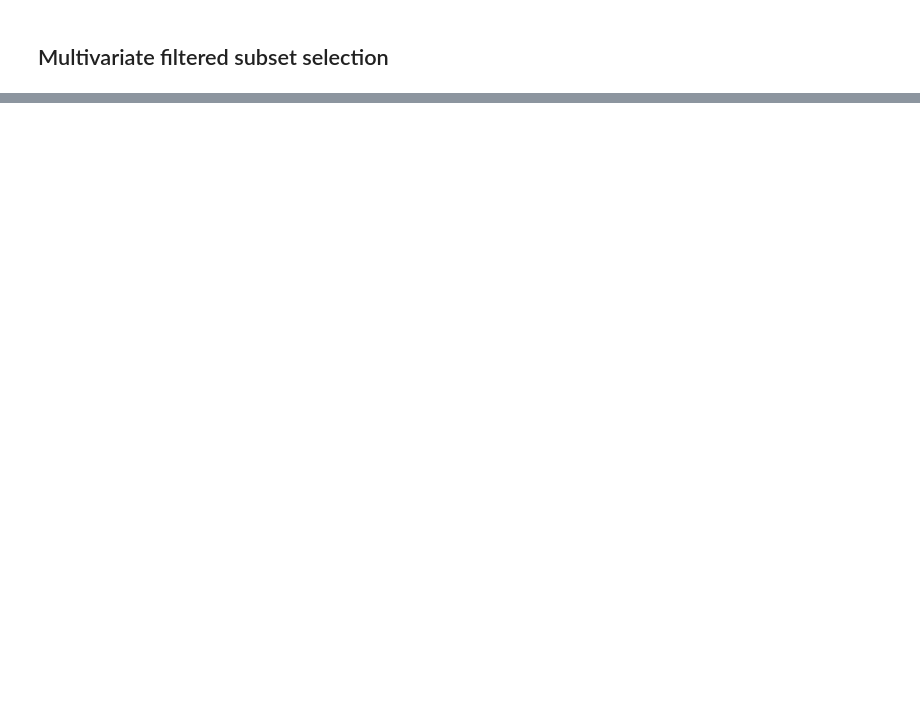
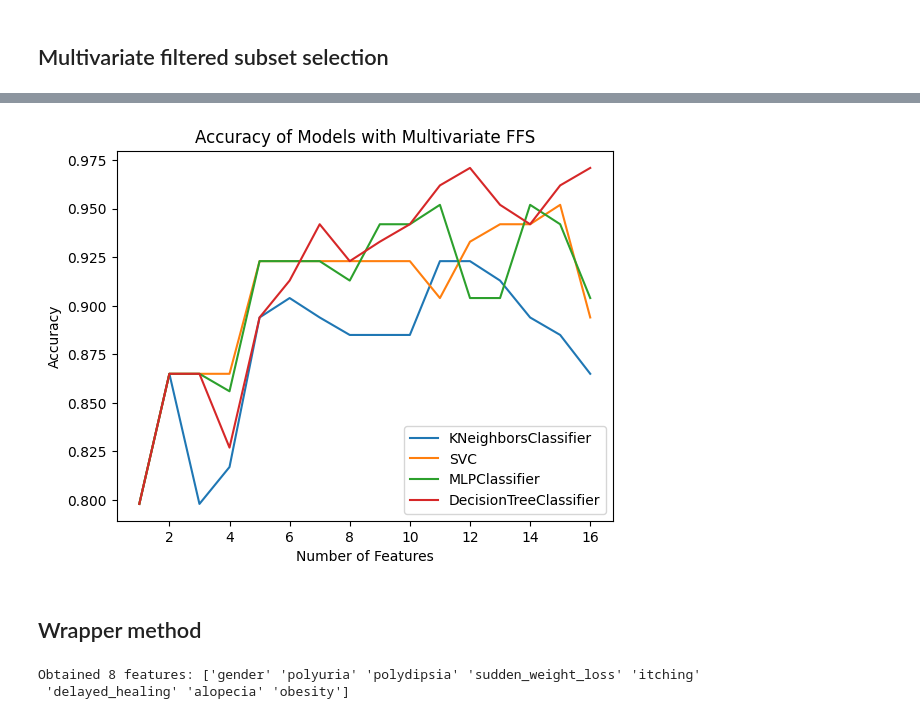
Before and after one commit to fedecaslo/MachineLearning-P1-NonProbabilisticClassifiers, a Jupyter notebook: train.ipynb, the cells around one changed output, grey strips where cells are left out. Saved outputs shown, nothing was run; the diff lists cells and outputs as text; code cells hidden in the pictures; blank space fills up the shorter version.

```diff
--- a/train.ipynb
+++ b/train.ipynb
@@ -138,0 +184,18 @@ plt.show()
+# %%
+df_multivar = pd.DataFrame()
+for k in range(1,17):
+    print(f'Using {k} best features...........')
+    X = df.drop(columns=['class'])
+    y = df['class']
+    fs = ReliefF(n_features_to_keep=k)
+    X_train, X_test, y_train, y_test = utils.split_data(df)
+    X_train_relief = fs.fit_transform(X_train.values, y_train.values)
+    X_test_relief = fs.transform(X_test.values)
+    importance = fs.feature_scores
+    sorted_indices = np.argsort(importance)[::-1]
+    top_feature_indices = sorted_indices[:X_train_relief.shape[1]]
+    selected_feature_names = X_train.columns[top_feature_indices].tolist()
+    print("Selected features:", selected_feature_names)
+    df_multivar_k = utils.apply_classifiers(X_train_relief, y_train, X_test_relief, y_test)
+    df_multivar_k['#features'] = k
+    df_multivar = pd.concat([df_multivar, df_multivar_k], axis=0)
@@ -138,0 +235,3 @@ plt.show()
+# %%
+df_multivar['method'] = 'Multivariate. RelieF'
+df_multivar
@@ -138,0 +252,30 @@ plt.show()
+# %%
+for model in df_multivar['Model'].unique():
+    df_model = df_multivar[df_multivar['Model'] == model]
+    plt.plot(df_model['#features'], df_model['accuracy'], label=model)
+
+plt.legend()
+plt.title('Accuracy of Models with Multivariate FFS')
+plt.xlabel('Number of Features')
+plt.ylabel("Accuracy")
+plt.savefig('./img/multivariate-kvalues.png')
+plt.show()
+# %% [output]
+[figure, added]
+# %% [markdown]
+## Wrapper method
+# %%
+from sklearn.feature_selection import SequentialFeatureSelector
+from sklearn.neighbors import KNeighborsClassifier
+
+knn = KNeighborsClassifier(n_neighbors=10)
+sfs = SequentialFeatureSelector(knn)
+sfs.fit(X_train, y_train)
+sfs.get_support()
+X_train_wrapper = sfs.transform(X_train)
+X_test_wrapper = sfs.transform(X_test)
+features_wrapper = sfs.get_feature_names_out()
+print(f'Obtained {len(features_wrapper)} features: {features_wrapper}')
+# %% [output]
+Obtained 8 features: ['gender' 'polyuria' 'polydipsia' 'sudden_weight_loss' 'itching'
+ 'delayed_healing' 'alopecia' 'obesity']
```
Also changed, not shown: parts of 15 cells of this notebook, 16 other files.
